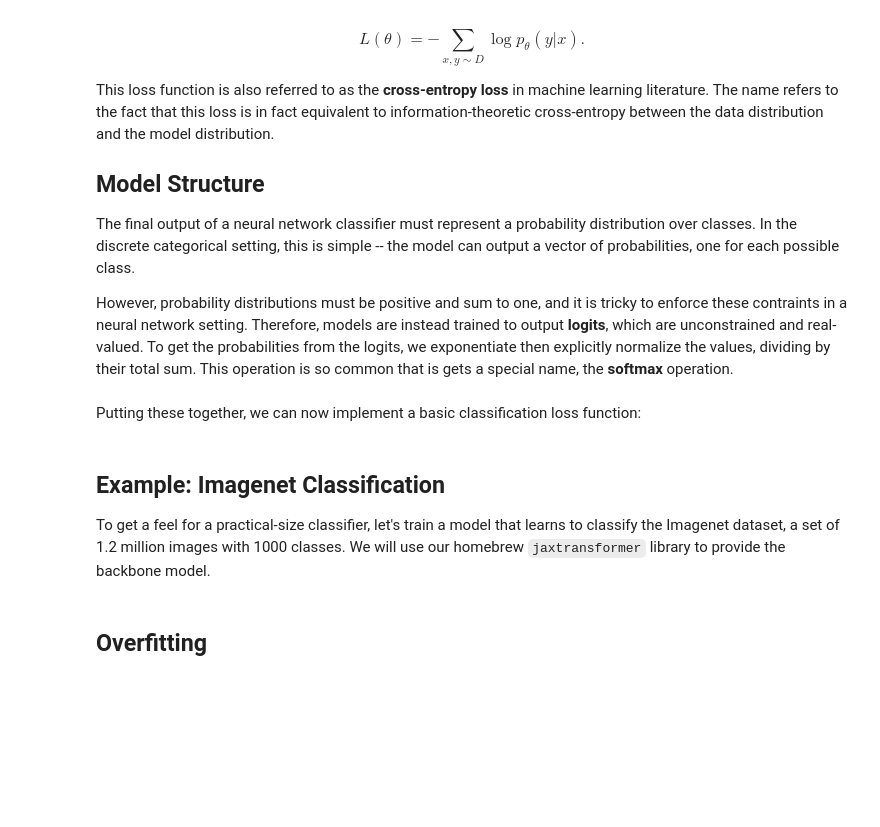
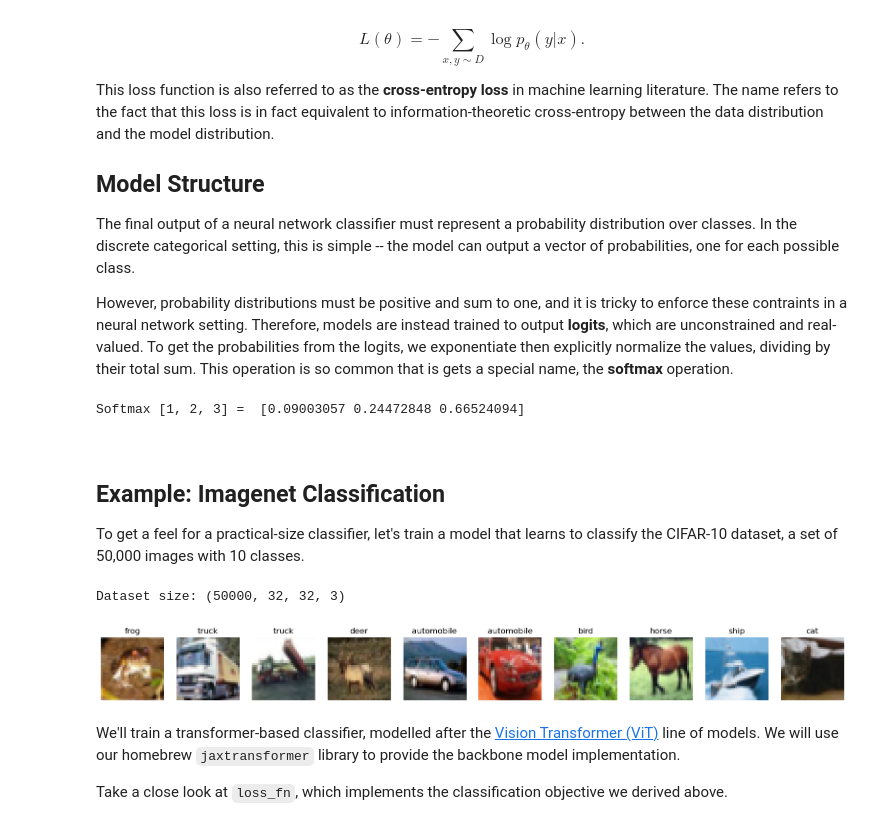
Before and after one commit to kvfrans/notes, a Jupyter notebook: 4-models/classifiers.ipynb, the cells around one changed output. Drawn from its saved outputs; the diff is of its cells as text; code cells hidden in the pictures; blank space fills up the shorter version.

Commit message:
classifiers

```diff
--- a/4-models/classifiers.ipynb
+++ b/4-models/classifiers.ipynb
@@ -34,8 +35,11 @@ The final output of a neural network classifier must represent a probability dis
 
 However, probability distributions must be positive and sum to one, and it is tricky to enforce these contraints in a neural network setting. Therefore, models are instead trained to output **logits**, which are unconstrained and real-valued. To get the probabilities from the logits, we exponentiate then explicitly normalize the values, dividing by their total sum. This operation is so common that is gets a special name, the **softmax** operation.
 # %%
-def softmax(logits): # [num_classes]
-    return jnp.exp(logits) / jnp.sum(jnp.exp(logits))
+def softmax(logits, axis=-1): # [num_classes]
+    return jnp.exp(logits) / jnp.sum(jnp.exp(logits), axis=axis, keepdims=True)
+print("Softmax [1, 2, 3] = ", softmax(jnp.array([1, 2, 3])))
+# %% [output]
+Softmax [1, 2, 3] =  [0.09003057 0.24472848 0.66524094]
 # %% [markdown]
-Putting these together, we can now implement a basic classification loss function:
+<!-- Putting these together, we can now implement a basic classification loss function: -->
 # %%
@@ -53,4 +57,4 @@ def loss(params, inputs, labels):
 # %% [markdown]
 ## Example: Imagenet Classification
 
-To get a feel for a practical-size classifier, let's train a model that learns to classify the Imagenet dataset, a set of 1.2 million images with 1000 classes. We will use our homebrew `jaxtransformer` library to provide the backbone model.
+To get a feel for a practical-size classifier, let's train a model that learns to classify the CIFAR-10 dataset, a set of 50,000 images with 10 classes.
@@ -60,2 +61,22 @@ from jaxtransformer.modalities import Patch
-# %% [markdown]
-## Overfitting
+# %%
+from jaxtransformer.transformer import TransformerBackbone
+from jaxtransformer.modalities import PatchEmbed, ClassifierOutput, get_2d_sincos_pos_embed
+from jaxtransformer.utils.train_state import TrainState
+
+from keras.datasets import cifar10
+(train_images, train_labels), (valid_images, valid_labels) = cifar10.load_data()
+cifar_labels = ['airplane', 'automobile', 'bird', 'cat', 'deer', 'dog', 'frog', 'horse', 'ship', 'truck']
+print('Dataset size:', train_images.shape)
+
+fig, axs = plt.subplots(1, 10, figsize=(20, 5))
+for i, ax in enumerate(axs):
+    ax.imshow(train_images[i], cmap='gray')
+    ax.title.set_text(f'{cifar_labels[train_labels[i].item()]}')
+    ax.axis('off')
+# %% [output]
+Dataset size: (50000, 32, 32, 3)
+[figure, added]
+# %% [markdown]
+We'll train a transformer-based classifier, modelled after the [Vision Transformer (ViT)](https://arxiv.org/abs/2010.11929) line of models. We will use our homebrew `jaxtransformer` library to provide the backbone model implementation.
+
+Take a close look at `loss_fn`, which implements the classification objective we derived above.
```
Also changed, not shown: parts of 11 cells of this notebook, 3 other files.
